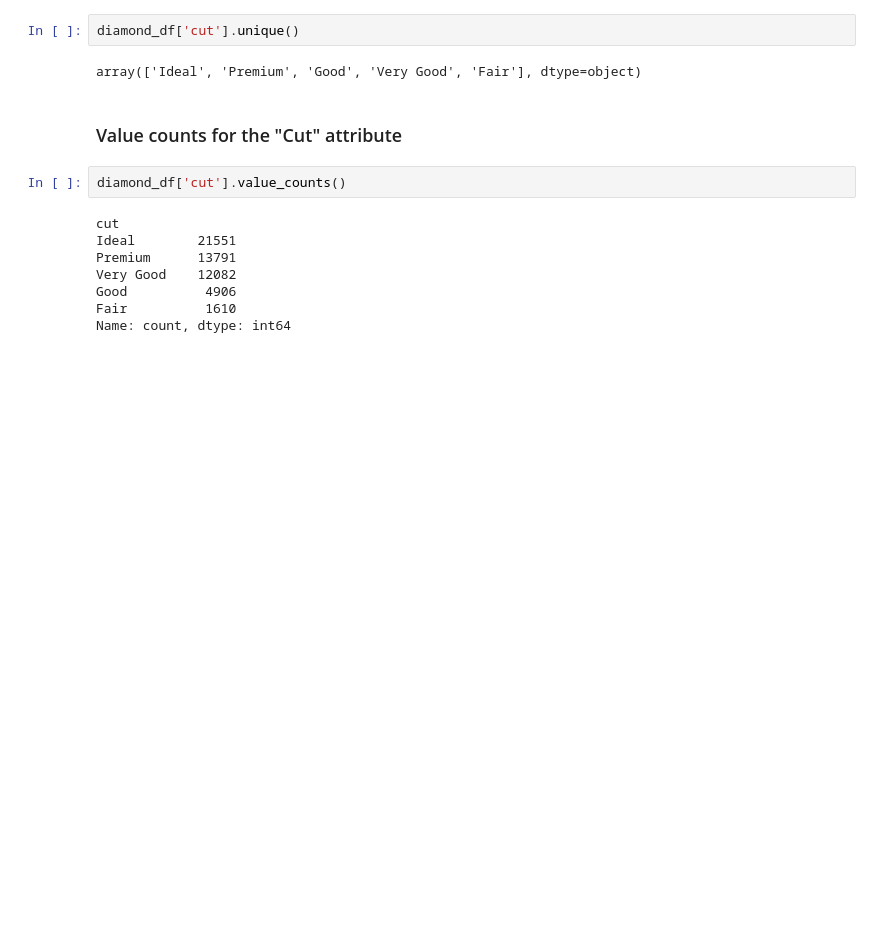
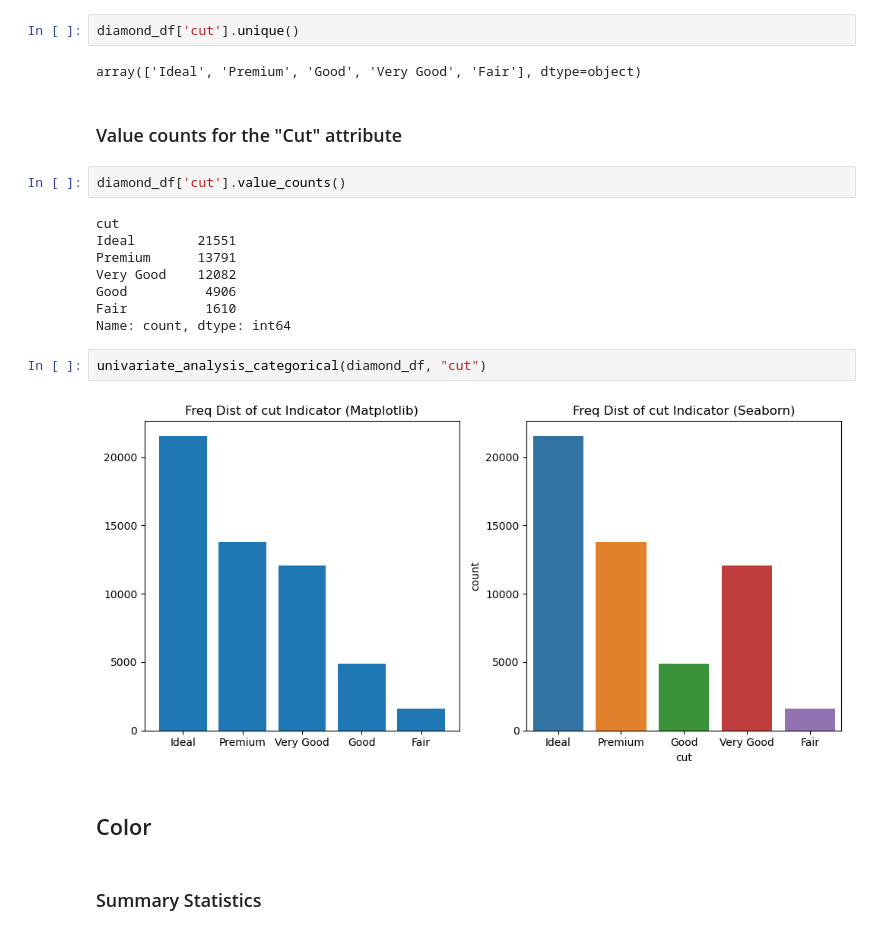
Before and after one commit to ktxdev/AIM-5001, a Jupyter notebook: M8/2. Code/S_Huvaya_M8_assn.ipynb, the cells around one changed output. Saved outputs shown, nothing was run; the diff lists cells and outputs as text; blank space fills up the shorter version.

```diff
--- a/M8/2. Code/S_Huvaya_M8_assn.ipynb
+++ b/M8/2. Code/S_Huvaya_M8_assn.ipynb
@@ -68,3 +128,11 @@ Very Good    12082
 Good          4906
 Fair          1610
 Name: count, dtype: int64
+# %%
+univariate_analysis_categorical(diamond_df, "cut")
+# %% [output]
+[figure, added]
+# %% [markdown]
+## Color
+# %% [markdown]
+### Summary Statistics
```
Also changed, not shown: parts of 45 cells of this notebook.
